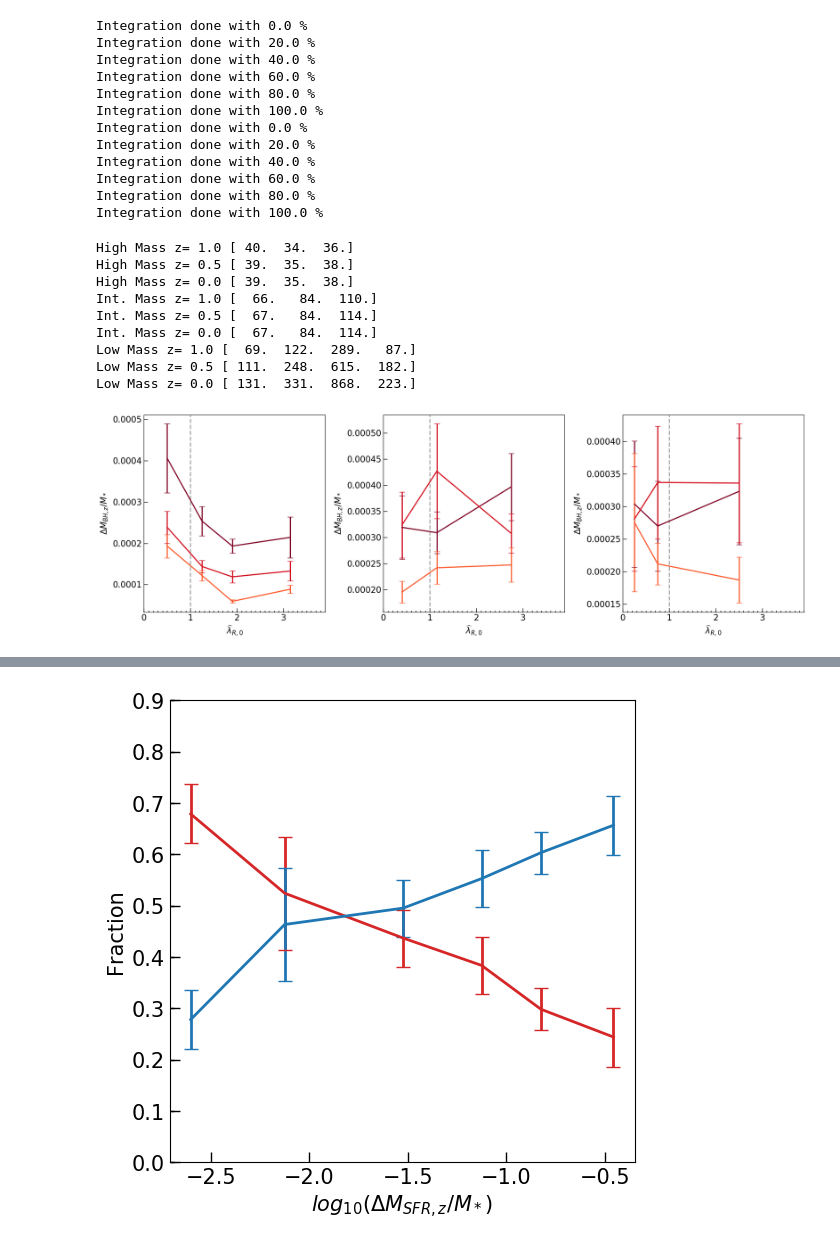
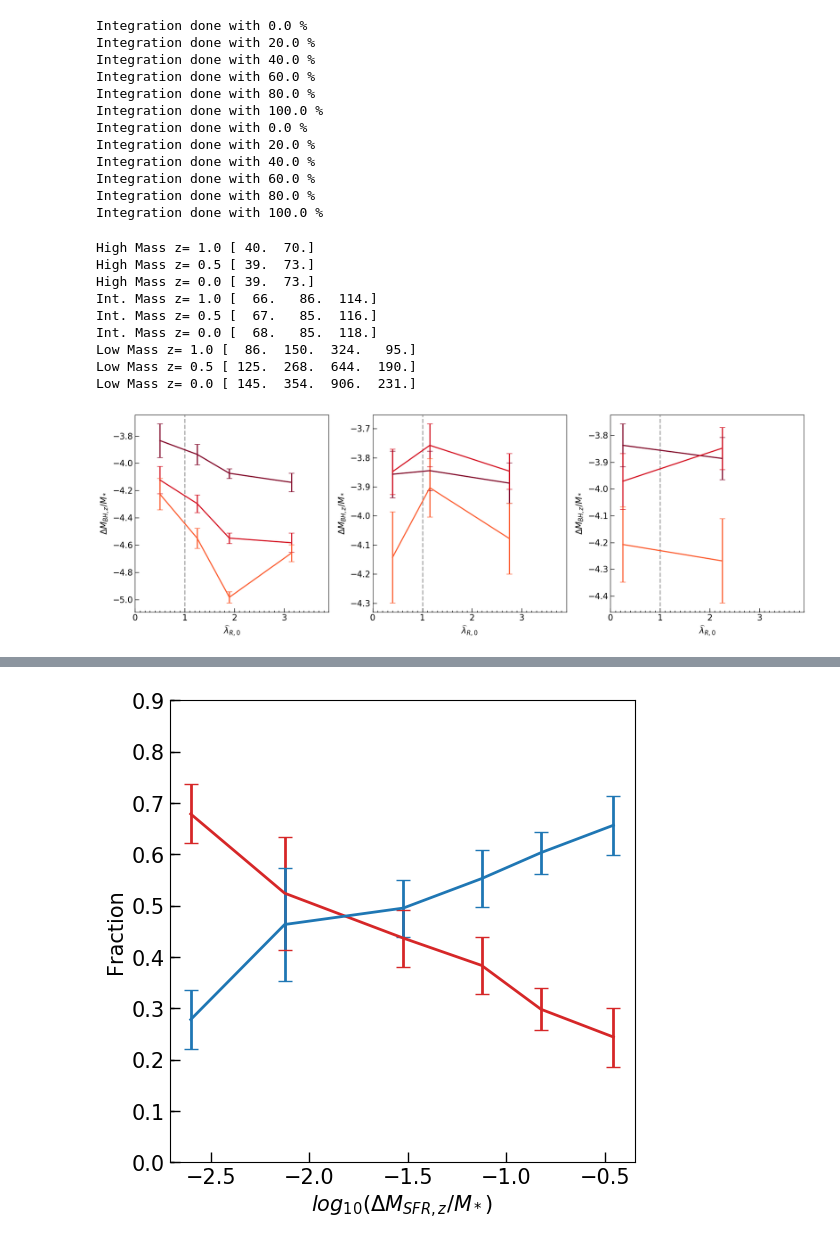
Before and after one commit to zpenoyre/illustris, a Jupyter notebook: web/code/feedback_analysis.ipynb, the cells around one changed output, grey strips where cells are left out. Drawn from its saved outputs; the diff is of its cells as text; code cells hidden in the pictures.

```diff
--- a/web/code/feedback_analysis.ipynb
+++ b/web/code/feedback_analysis.ipynb
@@ -15,6 +15,15 @@ hubble = 0.704
 plt.style.use('default')
 mpl.rcParams['lines.linewidth']=2
 mpl.rcParams['font.size']=15
+mpl.rcParams['figure.facecolor'] = 'white'
+mpl.rcParams['xtick.direction'] = 'in'
+mpl.rcParams['ytick.direction'] = 'in'
+mpl.rcParams['xtick.major.size'] = 7
+mpl.rcParams['ytick.major.size'] = 7
+
+yor__cmap = mpl.cm.get_cmap('YlOrRd');
+greys__cmap = mpl.cm.get_cmap('Greys');
+
 %reload_ext autoreload
 %autoreload 2
 # %%
@@ -107,46 +122,46 @@ Integration done with 100.0 %
 # %%
 # lambda vs delta black hole over mass of galaxy at 0 for all redshifts
 fig = plt.figure(figsize=(18, 6));gs=gridspec.GridSpec(1, 3); z_map=[0,19,32,50]; color = mpl.cm.get_cmap('YlOrRd');
 mass = [0,10,32,150]; label = ['Low Mass','Int. Mass', 'High Mass'];
 bins = np.array([[0,1,1.5,2.3,4],
                  [0,0.8,1.5,4],
-                 [0,0.5,1,4]]);
+                 [0,0.5,4]]);
 for j in [2,1,0]:
     ax = plt.subplot(gs[0,j], facecolor='white');
     for i in [3,2,1]:
         output = tf.web_evolution(allgalData, webData,i,0); clean_output = output[~np.isnan(output[:,2])].astype('int64');
         # clean output of nan and then take all gals that can be traced back
         data_z0 = galData[0][clean_output[:,2]];
         data_zn = bhdot_int_zn[i][clean_output[:,3]] #stardot_int_zn[i][clean_output[:,3]]
         # take all gals that are ellipticals at z=0 and have a certain mass
-        mass_mask = maskMass_data(data_z0[:,2],mass[j],mass[j+1]);
-        data_zn = data_zn[(data_z0[:,14]<0.5) & mass_mask & (data_z0[:,19]!=0)];
-        data_z0 = data_z0[(data_z0[:,14]<0.5) & mass_mask & (data_z0[:,19]!=0)];
+        mass_mask = maskMass_data(data_z0[:,2],mass[j],mass[j+1]); bh_mask = (data_zn[:,0]!=0)
+        data_zn = data_zn[(data_z0[:,14]<0.5) & mass_mask & bh_mask];
+        data_z0 = data_z0[(data_z0[:,14]<0.5) & mass_mask & bh_mask];
 
         # bin all of them
-        binned_data = bf.bin_data(data_z0[:,16], data_zn[:,0]/data_z0[:,2], bins[j])
+        binned_data = bf.bin_data(data_z0[:,16], np.log10(data_zn[:,0]/data_z0[:,2]), bins[j])
         ax.errorbar(binned_data[:,6], binned_data[:,1], yerr=binned_data[:,3], fmt='-', label='Bhdot', capsize=5 , color=color(0.4+i*0.2))
 
         minor_ticks_x = np.arange(0, 4, 0.1); ax.set_xticks(minor_ticks_x, minor=True); ax.xaxis.set_tick_params(which='minor',width=1, length=3, direction='in');
         ax.xaxis.set_tick_params(width=1, length=7, direction='in'); ax.yaxis.set_tick_params(width=1, length=7, direction='in');
         ax.set_xlabel(r'$\widehat{\lambda}_{R, 0}$'); ax.set_ylabel(r'$\Delta M_{BH, z}/{M_*}$');
-        ax.set_xlim([0,3.9]);
+        ax.set_xlim([0,3.9]);#ax.set_ylim([0,0.0055])
         ax.axvline(1, color='grey', alpha=0.3, linestyle='--');
         #ax.text(0.7,0.95, label[j],fontsize=15, fontweight='bold', ha='right');
         print(label[j],'z=',i/2-0.5, binned_data[:,5])
 
 plt.tight_layout(); #plt.subplots_adjust(hspace=0, wspace=.0);
 plt.show()
 # %% [output]
-High Mass z= 1.0 [ 40.  34.  36.]
-High Mass z= 0.5 [ 39.  35.  38.]
-High Mass z= 0.0 [ 39.  35.  38.]
-Int. Mass z= 1.0 [  66.   84.  110.]
-Int. Mass z= 0.5 [  67.   84.  114.]
-Int. Mass z= 0.0 [  67.   84.  114.]
-Low Mass z= 1.0 [  69.  122.  289.   87.]
-Low Mass z= 0.5 [ 111.  248.  615.  182.]
-Low Mass z= 0.0 [ 131.  331.  868.  223.]
+High Mass z= 1.0 [ 40.  70.]
+High Mass z= 0.5 [ 39.  73.]
+High Mass z= 0.0 [ 39.  73.]
+Int. Mass z= 1.0 [  66.   86.  114.]
+Int. Mass z= 0.5 [  67.   85.  116.]
+Int. Mass z= 0.0 [  68.   85.  118.]
+Low Mass z= 1.0 [  86.  150.  324.   95.]
+Low Mass z= 0.5 [ 125.  268.  644.  190.]
+Low Mass z= 0.0 [ 145.  354.  906.  231.]
-[figure, old version]
+[figure, new version]
 # %%
 # lambda vs delta star formation over mass of galaxy at 0 for all redshifts
```
Also changed, not shown: parts of 14 cells of this notebook, 24 other files.
